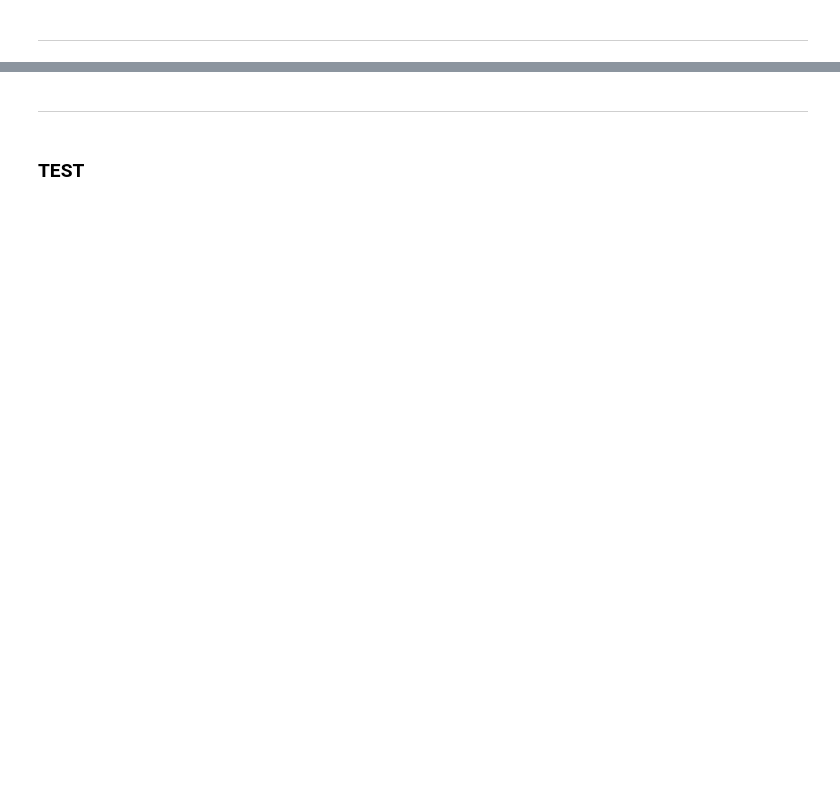
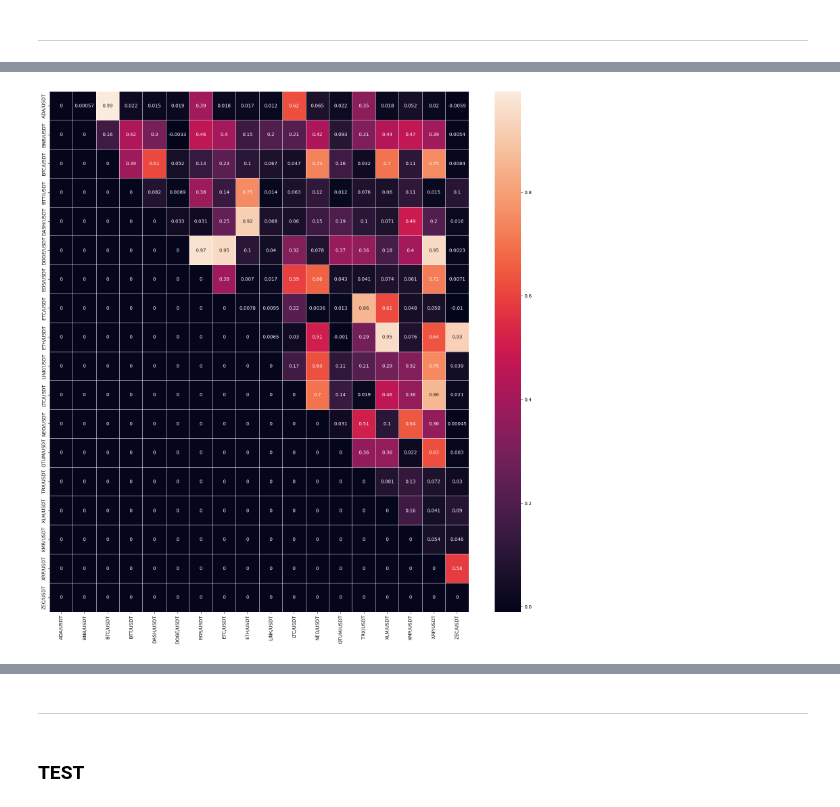
Before and after one commit to cansakiroglu/PairsTrading-YAP490, a Jupyter notebook: BuySell.ipynb, the cells around one changed output, grey strips where cells are left out. Cells and saved outputs as stored; diff of their text form; code cells hidden in the pictures; blank space fills up the shorter version.

```diff
--- a/BuySell.ipynb
+++ b/BuySell.ipynb
@@ -306,0 +315,7 @@ Best solution:  0.005321154326165978 0.9429815977608337 19748.382136832664
+# %%
+# Show the up_spread values found by the best solutions
+fig, ax = plt.subplots(figsize=(20,20))
+sn.heatmap(up_spread_values_of_best_solutions, annot=True, linewidths=.5, ax=ax)
+plt.show()
+# %% [output]
+[figure, added]
```
Also changed, not shown: parts of 16 cells of this notebook.
